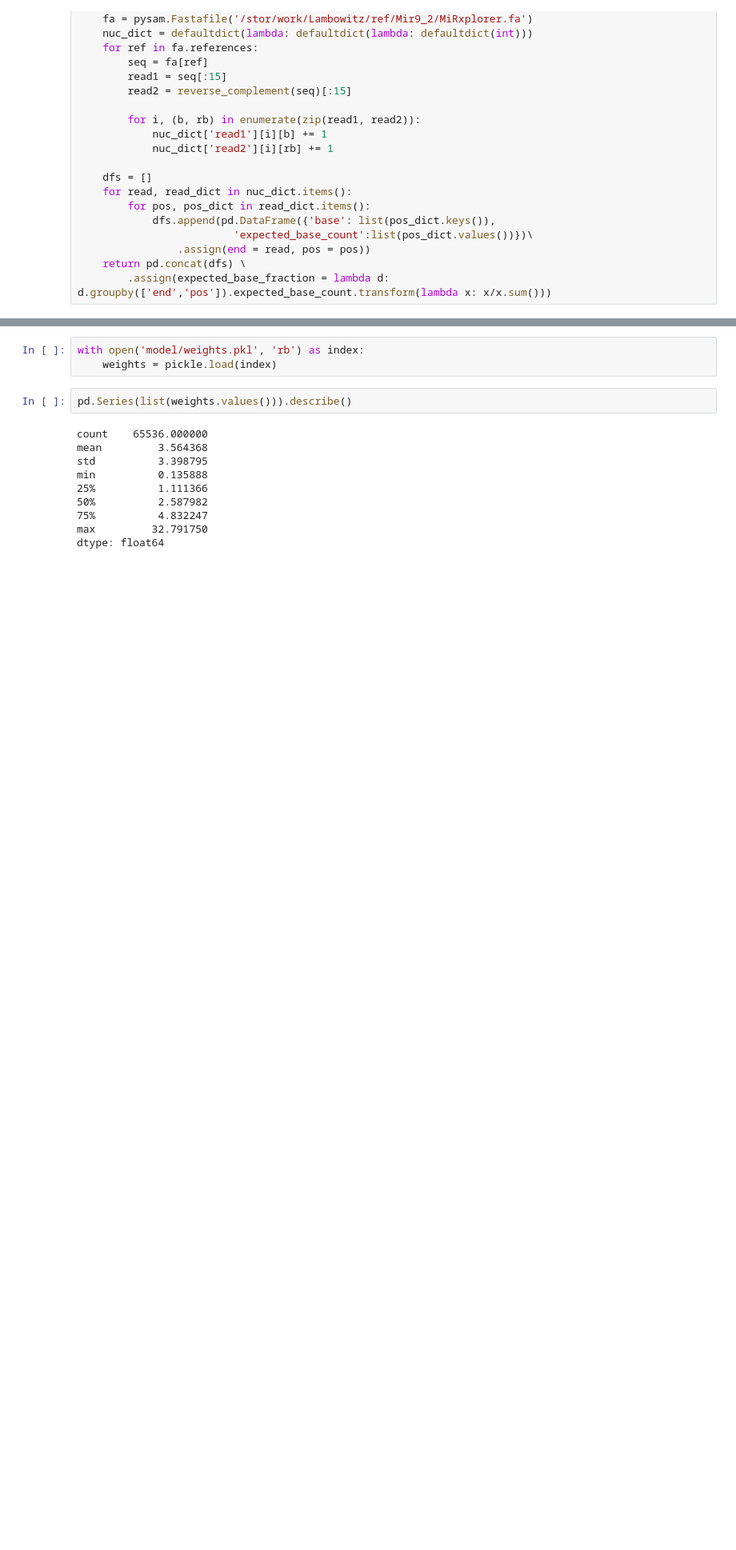
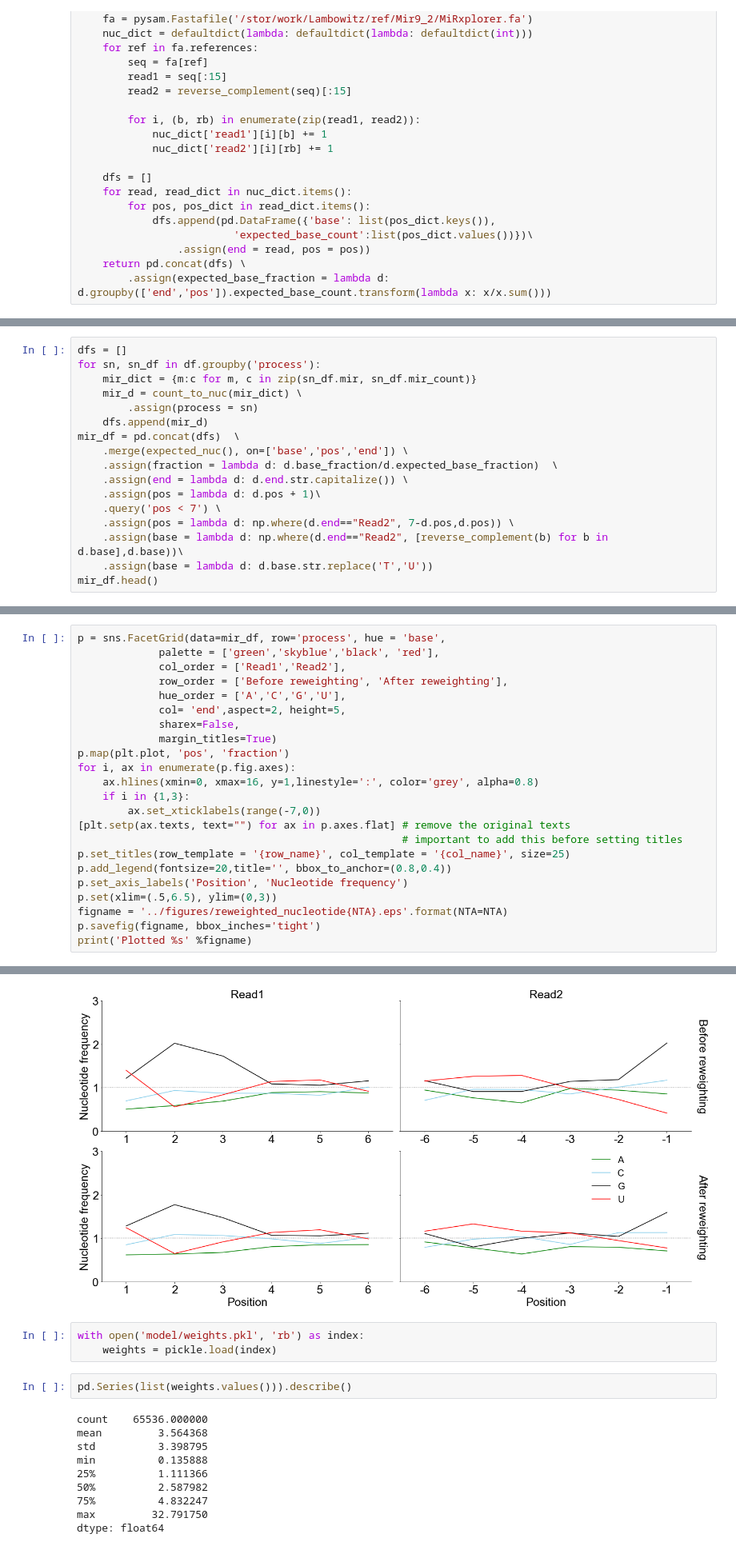
Before and after one commit to wckdouglas/tgirt_smRNA, a Jupyter notebook: scripts/reweighted_reads.ipynb, the cells around one changed output, grey strips where cells are left out. Shown at 80% size. Saved outputs shown, nothing was run; the diff lists cells and outputs as text; blank space fills up the shorter version.

```diff
--- a/scripts/reweighted_reads.ipynb
+++ b/scripts/reweighted_reads.ipynb
@@ -42,0 +110,17 @@ def expected_nuc():
+# %%
+dfs = []
+for sn, sn_df in df.groupby('process'):
+    mir_dict = {m:c for m, c in zip(sn_df.mir, sn_df.mir_count)}
+    mir_d = count_to_nuc(mir_dict) \
+        .assign(process = sn)
+    dfs.append(mir_d)
+mir_df = pd.concat(dfs)  \
+    .merge(expected_nuc(), on=['base','pos','end']) \
+    .assign(fraction = lambda d: d.base_fraction/d.expected_base_fraction)  \
+    .assign(end = lambda d: d.end.str.capitalize()) \
+    .assign(pos = lambda d: d.pos + 1)\
+    .query('pos < 7') \
+    .assign(pos = lambda d: np.where(d.end=="Read2", 7-d.pos,d.pos)) \
+    .assign(base = lambda d: np.where(d.end=="Read2", [reverse_complement(b) for b in d.base],d.base))\
+    .assign(base = lambda d: d.base.str.replace('T','U'))
+mir_df.head()
@@ -42,0 +134,24 @@ def expected_nuc():
+# %%
+p = sns.FacetGrid(data=mir_df, row='process', hue = 'base',
+             palette = ['green','skyblue','black', 'red'],
+             col_order = ['Read1','Read2'],
+             row_order = ['Before reweighting', 'After reweighting'],
+             hue_order = ['A','C','G','U'],
+             col= 'end',aspect=2, height=5,
+             sharex=False,
+             margin_titles=True)
+p.map(plt.plot, 'pos', 'fraction')
+for i, ax in enumerate(p.fig.axes):
+    ax.hlines(xmin=0, xmax=16, y=1,linestyle=':', color='grey', alpha=0.8)
+    if i in {1,3}:
+        ax.set_xticklabels(range(-7,0))
+[plt.setp(ax.texts, text="") for ax in p.axes.flat] # remove the original texts
+                                                    # important to add this before setting titles
+p.set_titles(row_template = '{row_name}', col_template = '{col_name}', size=25)
+p.add_legend(fontsize=20,title='', bbox_to_anchor=(0.8,0.4))
+p.set_axis_labels('Position', 'Nucleotide frequency')
+p.set(xlim=(.5,6.5), ylim=(0,3))
+figname = '../figures/reweighted_nucleotide{NTA}.eps'.format(NTA=NTA)
+p.savefig(figname, bbox_inches='tight')
+print('Plotted %s' %figname)
+# %% [output]
@@ -43,3 +159,4 @@ def expected_nuc():
+[figure, added]
 # %%
 with open('model/weights.pkl', 'rb') as index:
     weights = pickle.load(index)
```
Also changed, not shown: parts of 7 cells of this notebook, 1 other file.
